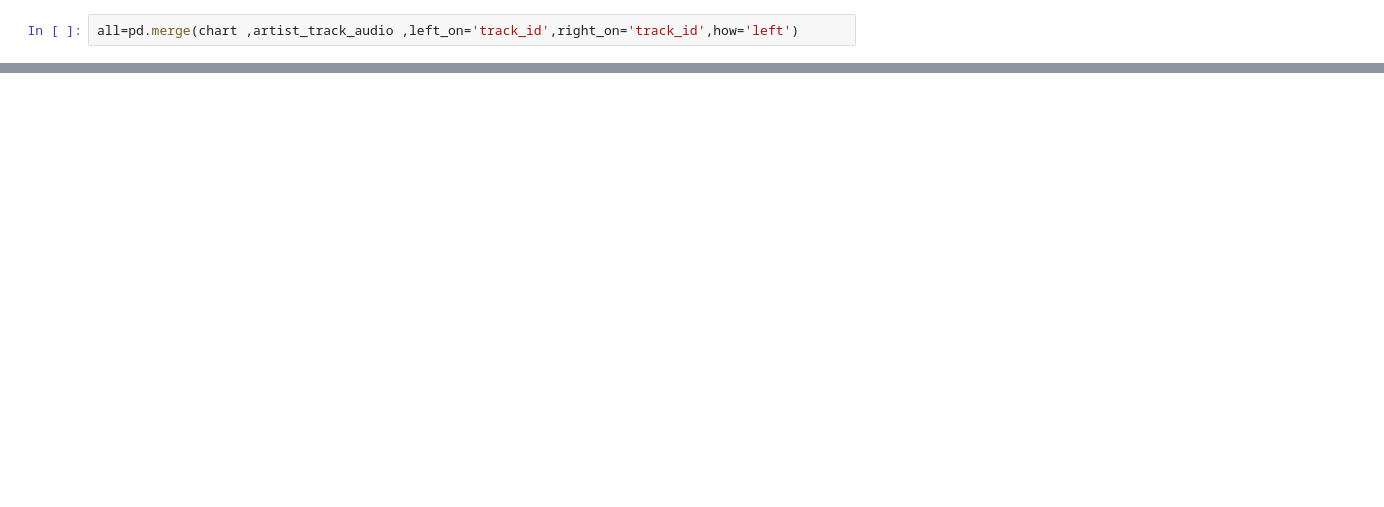
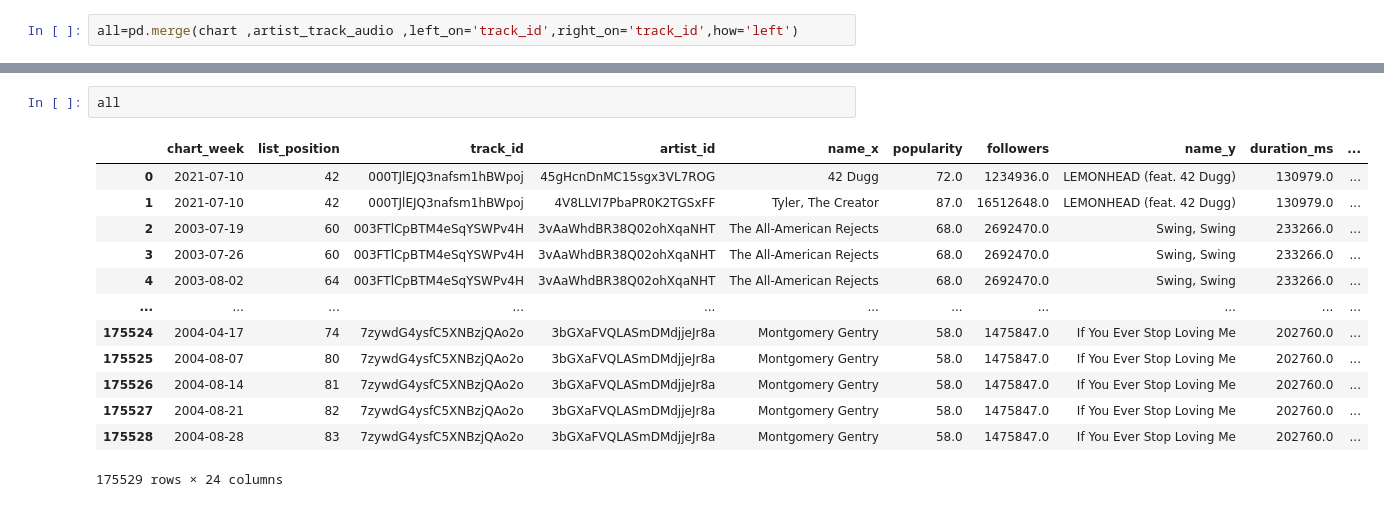
Before and after one commit to orrefo/Music, a Jupyter notebook: import data.ipynb, the cells around one changed output, grey strips where cells are left out. Saved outputs shown, nothing was run; the diff lists cells and outputs as text; blank space fills up the shorter version.

```diff
--- a/import data.ipynb
+++ b/import data.ipynb
@@ -22,0 +144,16 @@ all=pd.merge(chart ,artist_track_audio ,left_on='track_id',right_on='track_id',h
+# %%
+all
+# %% [output]
+|  | chart_week | list_position | track_id | artist_id | name_x | popularity | followers | name_y | duration_ms | ... |
+| 0 | 2021-07-10 | 42 | 000TJlEJQ3nafsm1hBWpoj | 45gHcnDnMC15sgx3VL7ROG | 42 Dugg | 72.0 | 1234936.0 | LEMONHEAD (feat. 42 Dugg) | 130979.0 | ... |
+| 1 | 2021-07-10 | 42 | 000TJlEJQ3nafsm1hBWpoj | 4V8LLVI7PbaPR0K2TGSxFF | Tyler, The Creator | 87.0 | 16512648.0 | LEMONHEAD (feat. 42 Dugg) | 130979.0 | ... |
+| 2 | 2003-07-19 | 60 | 003FTlCpBTM4eSqYSWPv4H | 3vAaWhdBR38Q02ohXqaNHT | The All-American Rejects | 68.0 | 2692470.0 | Swing, Swing | 233266.0 | ... |
+| 3 | 2003-07-26 | 60 | 003FTlCpBTM4eSqYSWPv4H | 3vAaWhdBR38Q02ohXqaNHT | The All-American Rejects | 68.0 | 2692470.0 | Swing, Swing | 233266.0 | ... |
+| 4 | 2003-08-02 | 64 | 003FTlCpBTM4eSqYSWPv4H | 3vAaWhdBR38Q02ohXqaNHT | The All-American Rejects | 68.0 | 2692470.0 | Swing, Swing | 233266.0 | ... |
+| ... | ... | ... | ... | ... | ... | ... | ... | ... | ... | ... |
+| 175524 | 2004-04-17 | 74 | 7zywdG4ysfC5XNBzjQAo2o | 3bGXaFVQLASmDMdjjeJr8a | Montgomery Gentry | 58.0 | 1475847.0 | If You Ever Stop Loving Me | 202760.0 | ... |
+| 175525 | 2004-08-07 | 80 | 7zywdG4ysfC5XNBzjQAo2o | 3bGXaFVQLASmDMdjjeJr8a | Montgomery Gentry | 58.0 | 1475847.0 | If You Ever Stop Loving Me | 202760.0 | ... |
+| 175526 | 2004-08-14 | 81 | 7zywdG4ysfC5XNBzjQAo2o | 3bGXaFVQLASmDMdjjeJr8a | Montgomery Gentry | 58.0 | 1475847.0 | If You Ever Stop Loving Me | 202760.0 | ... |
+| 175527 | 2004-08-21 | 82 | 7zywdG4ysfC5XNBzjQAo2o | 3bGXaFVQLASmDMdjjeJr8a | Montgomery Gentry | 58.0 | 1475847.0 | If You Ever Stop Loving Me | 202760.0 | ... |
+| 175528 | 2004-08-28 | 83 | 7zywdG4ysfC5XNBzjQAo2o | 3bGXaFVQLASmDMdjjeJr8a | Montgomery Gentry | 58.0 | 1475847.0 | If You Ever Stop Loving Me | 202760.0 | ... |
+175529 rows × 24 columns
```
Also changed, not shown: parts of 9 cells of this notebook.
